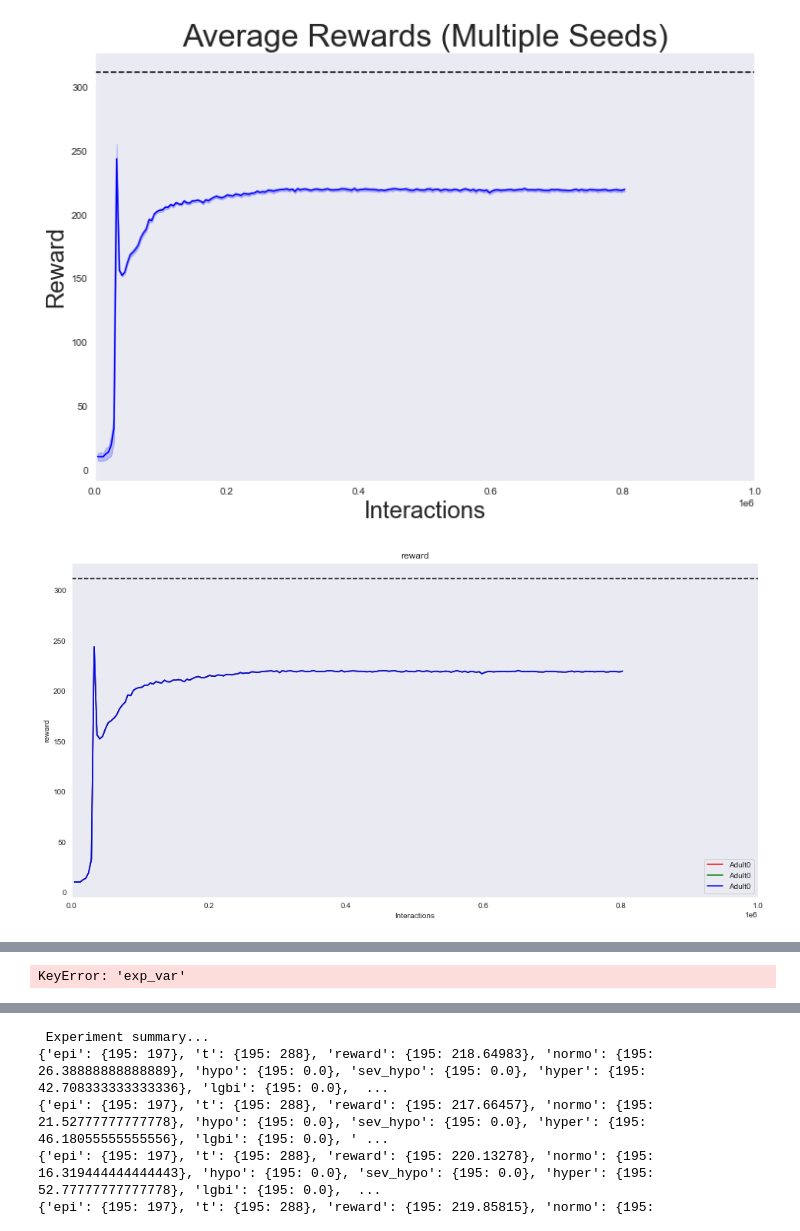
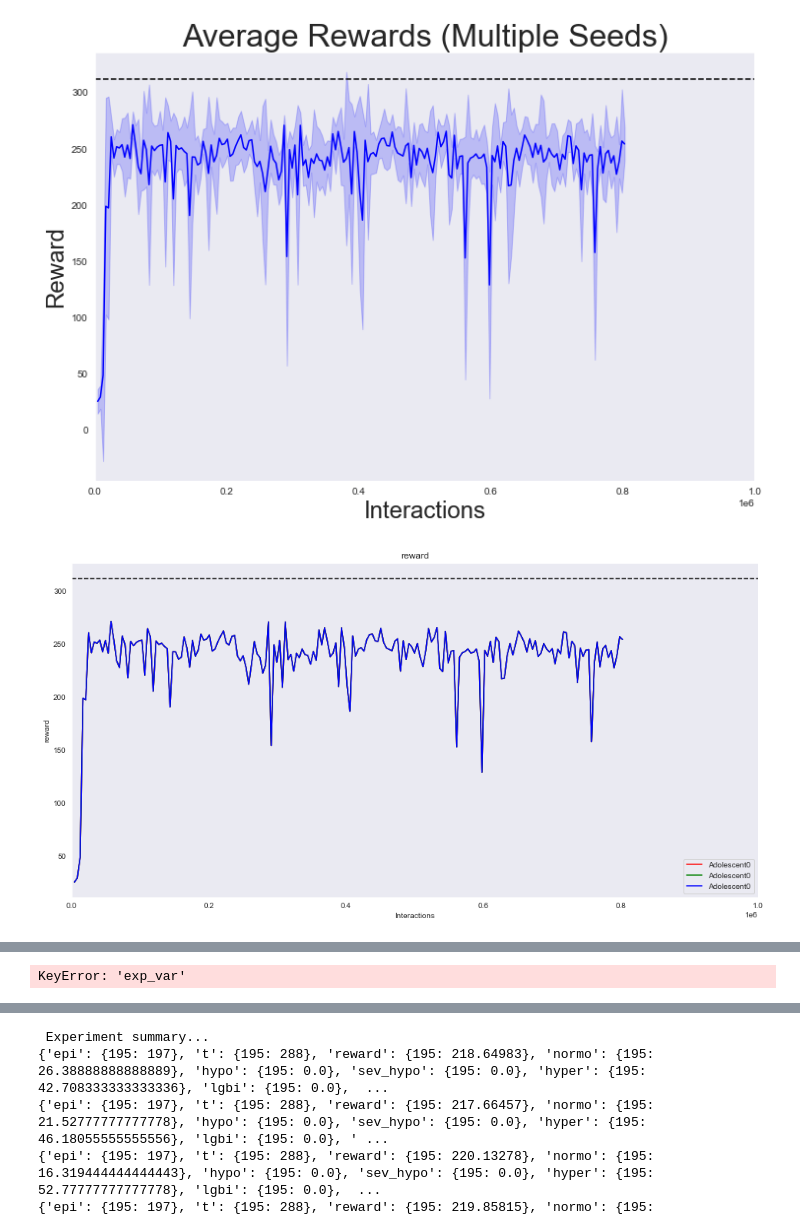
Before and after one commit to RL4H/G2P2C, a Jupyter notebook: visualiser/notebooks/individual_analyzer.ipynb, the cells around one changed output, grey strips where cells are left out. Drawn from its saved outputs; the diff is of its cells as text; code cells hidden in the pictures.

Commit message:
Feature: added OrnsteinUhlenbeck noise model
experiements: added bash files for DDPG tau, learning rate and OU_Noise experiments

```diff
--- a/visualiser/notebooks/individual_analyzer.ipynb
+++ b/visualiser/notebooks/individual_analyzer.ipynb
@@ -21,10 +21,10 @@ import matplotlib.gridspec
 # COHORT = 'Adult'
 
 FOLDER = ''
-ALGO = 'DDPG'
+ALGO = 'OU_Noise'#'DDPG'
 SUBJECT = '0'
 PATH = FOLDER+ALGO+SUBJECT
-COHORT = 'Adult'
+COHORT = 'Adolescent'
 
 LABEL = COHORT+SUBJECT
 
@@ -34,32 +34,32 @@ exp3 = ExperimentVisualise(id=PATH+'_3', version=1.1, plot_version=1, test_seeds
 
 # plot the graphs
 command = []
 dis_len = 1.0 * 1000000
 disp_arr = display_commands_v2(command)
 exp_vis = {
              '1':{ "id":exp1, "color":'r',"show": disp_arr[1], "label":LABEL},
              '2':{ "id":exp2, "color":'g',"show": disp_arr[2], "label":LABEL},
              '3':{ "id":exp3, "color":'b',"show": disp_arr[3], "label":LABEL},
 }
 # average metric
 plot_testing_average_metric(exp_vis, [['1', '2', '3']], type='normal', dis_len=dis_len, metric='reward', goal=312, fill=True)
 
 #individual seed metrics
 plot_testing_metric(exp_vis, type='normal', dis_len=dis_len, metric='reward', goal=312, fill=False, label=False)  # normal
 plot_testing_metric(exp_vis, type='min_max', dis_len=dis_len, metric='aBGP_rmse', goal=15, fill=False)
 #plot_testing_metric(exp_vis, type='min_max', dis_len=dis_len, metric='cBGP_rmse', goal=10, fill=False)
 # plot_testing_metric(exp_vis, type='min_max', dis_len=dis_len, metric='normo', goal=70, fill=False)  # normal
 plot_testing_metric(exp_vis, type='min_max', dis_len=dis_len, metric='ri', goal=5, fill=False)
 plot_testing_metric(exp_vis, type='min_max', dis_len=dis_len, metric='hgbi', goal=5, fill=False)
 plot_testing_metric(exp_vis, type='min_max', dis_len=dis_len, metric='lgbi', goal=1.1, fill=False)
 #plot_training_logs(exp_vis, dis_len, version=3)
 
 params = ['exp_var', 'true_var','val_loss', 'policy_grad', 'value_grad'] #, 'pi_loss'
 plot_training_logs(mode='ppo', exp_dict=exp_vis, dis_len=dis_len, params=params)
 params = ['pi_aux_grad'] #'pi_aux_loss', 'vf_aux_loss', vf_aux_grad
 plot_training_logs(mode='aux', exp_dict=exp_vis, dis_len=250, params=params)
 params = ['plan_grad', 'plan_loss']
 # plot_training_logs(mode='planning', exp_dict=exp_vis, dis_len=250, params=params)
 # %% [output]
-[figure, old version]
+[figure, new version]
-[figure, old version]
+[figure, new version]
```
Also changed, not shown: parts of 1 cell of this notebook, 46 other files.
